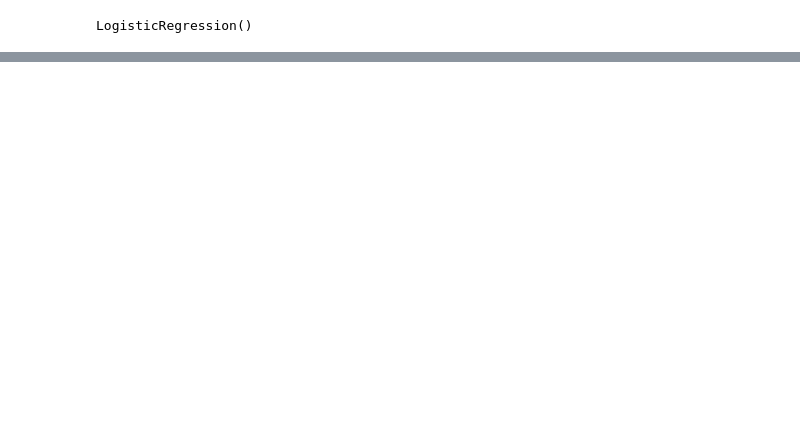
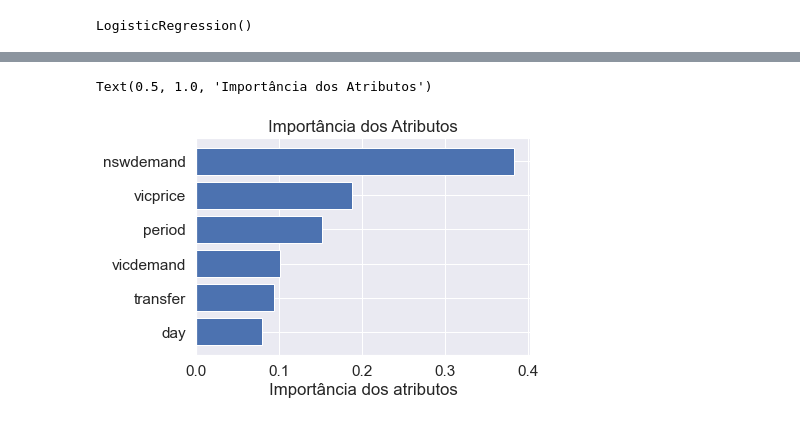
Before and after one commit to fernandops21/Case-Electricty, a Jupyter notebook: Case Electricity - Genial .ipynb, the cells around one changed output, grey strips where cells are left out. Drawn from its saved outputs; the diff is of its cells as text; code cells hidden in the pictures; blank space fills up the shorter version.

```diff
--- a/Case Electricity - Genial .ipynb
+++ b/Case Electricity - Genial .ipynb
@@ -418,9 +524,6 @@ AUC = 0.5 >> modelo não é melhor do que chutar ... AUC = 1 modelo acerta tudo
 # %%
-# Import the model we are using
-from sklearn.ensemble import RandomForestClassifier
-
-# Instantiate model with 1000 decision trees
-rf = RandomForestClassifier(n_estimators = 500, random_state = 0)
+# Instantiate model with 900 decision trees
+rf = RandomForestClassifier(n_estimators = 900, random_state = 0, criterion='entropy', max_features = 5)
 
 # Train the model on training data
 rf.fit(X_train, y_train.ravel())
@@ -442,0 +550,9 @@ array([[6860, 1013],
+# %%
+#m = rf.feature_importances_
+headers = ['day','period','nswdemand','vicprice','vicdemand','transfer']
+headers = np.array(headers)
+
+#from prettytable import PrettyTable
+
+#x = PrettyTable(headers)
+#x.add_row(m)
@@ -442,0 +589,8 @@ array([[6860, 1013],
+# %%
+sorted_idx = rf.feature_importances_.argsort()
+plt.barh(headers[sorted_idx], rf.feature_importances_[sorted_idx])
+plt.xlabel("Importância dos atributos")
+plt.title("Importância dos Atributos")
+# %% [output]
+Text(0.5, 1.0, 'Importância dos Atributos')
+[figure, added]
```
Also changed, not shown: parts of 78 cells of this notebook, 11 other files.
